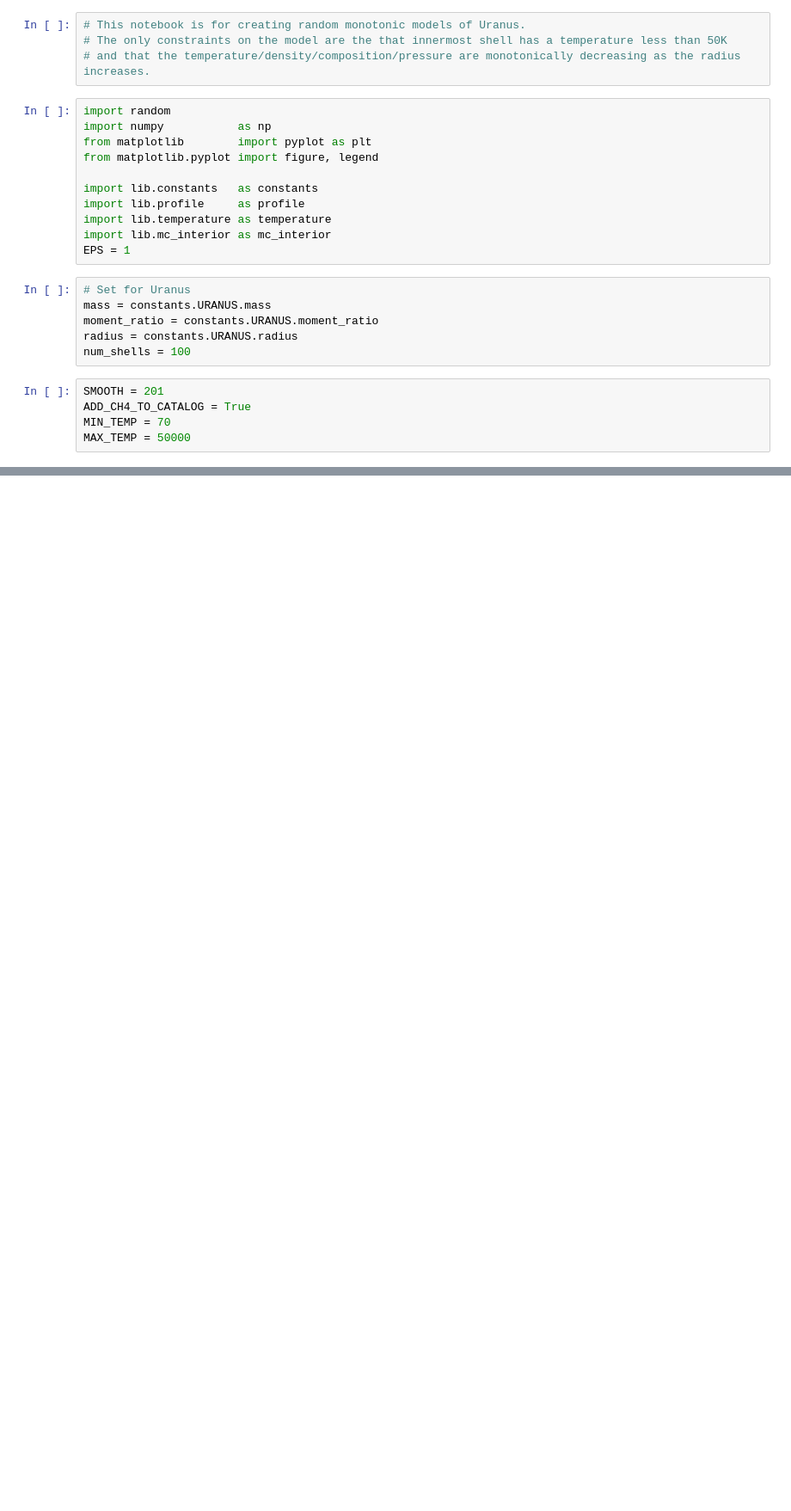
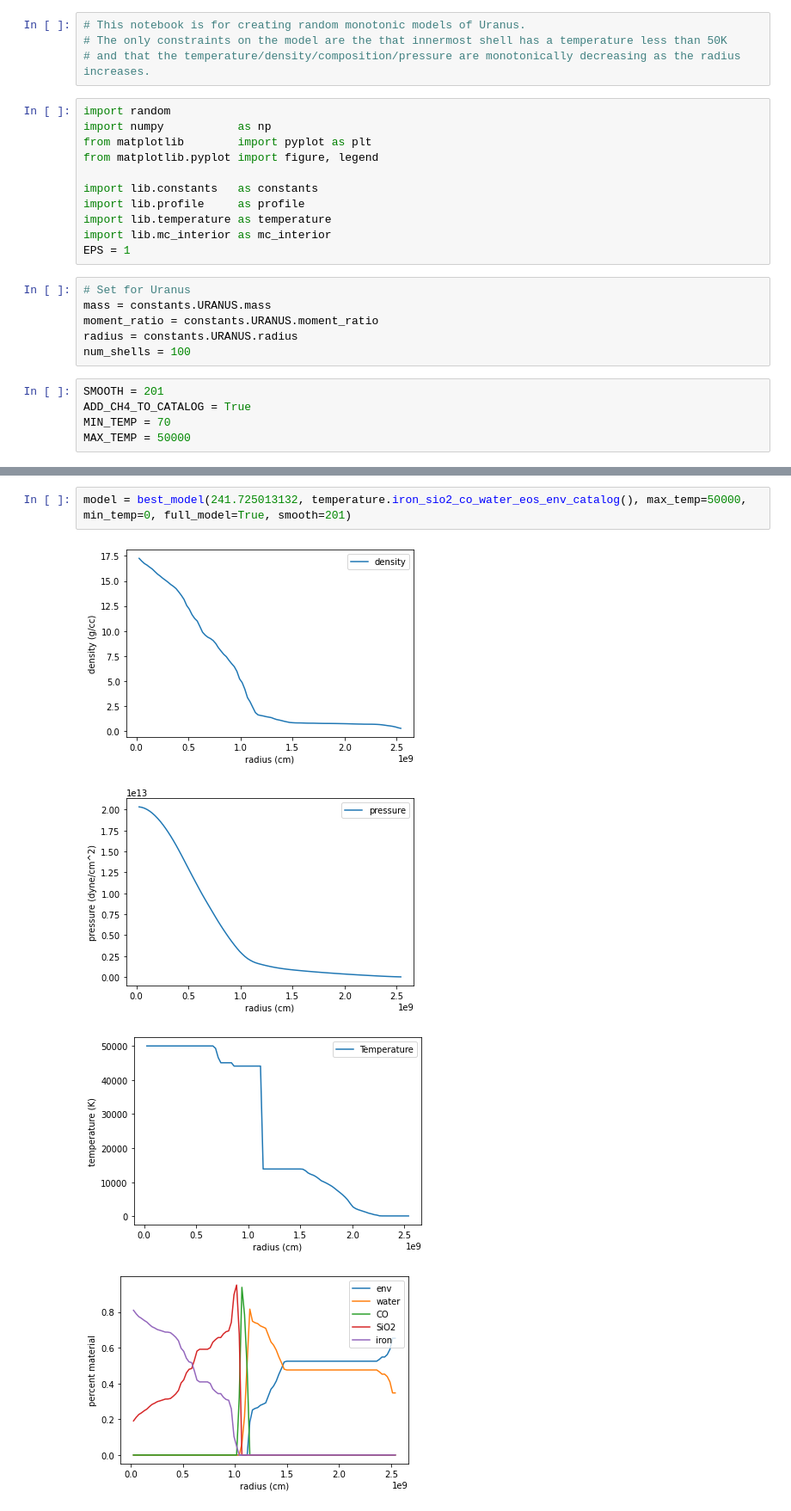
Before and after one commit to podolak/mcplanet, a Jupyter notebook: both_direction_planets.ipynb, the cells around one changed output, grey strips where cells are left out. Shown at 86% size. Drawn from its saved outputs; the diff is of its cells as text; blank space fills up the shorter version.

```diff
--- a/both_direction_planets.ipynb
+++ b/both_direction_planets.ipynb
@@ -151,3 +154,10 @@ for i in range(10):
 print("errors in %s models"%len(error_models))
 # %% [output]
 errors in 0 models
+# %%
+model = best_model(241.725013132, temperature.iron_sio2_co_water_eos_env_catalog(), max_temp=50000, min_temp=0, full_model=True, smooth=201)
+# %% [output]
+[figure, added]
+[figure, added]
+[figure, added]
+[figure, added]
```
Also changed, not shown: parts of 14 cells of this notebook, 1 other file.
